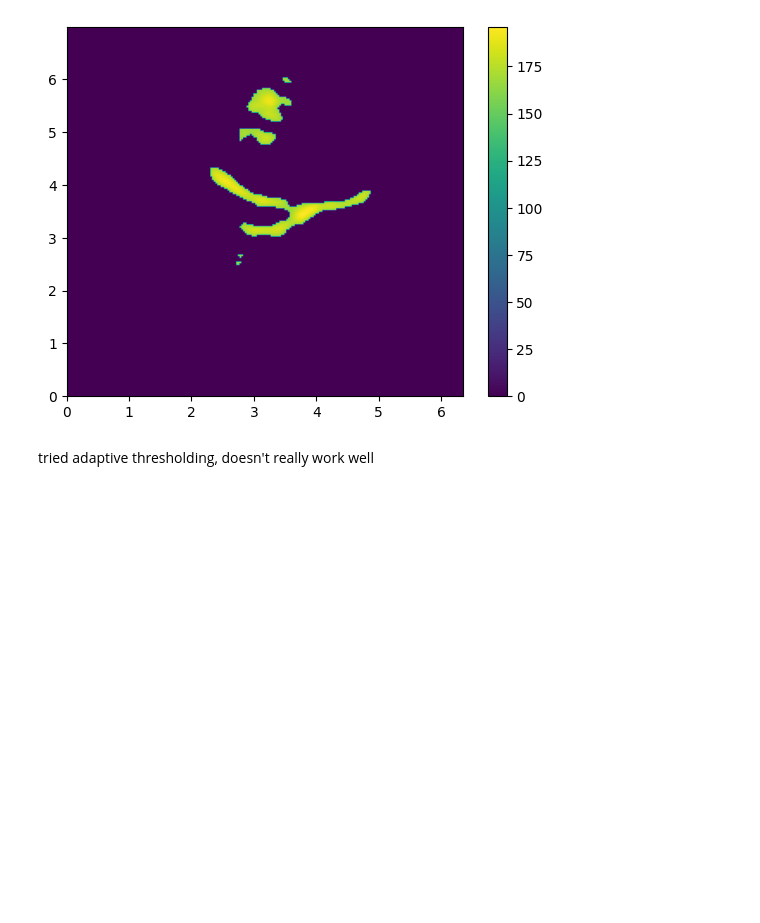
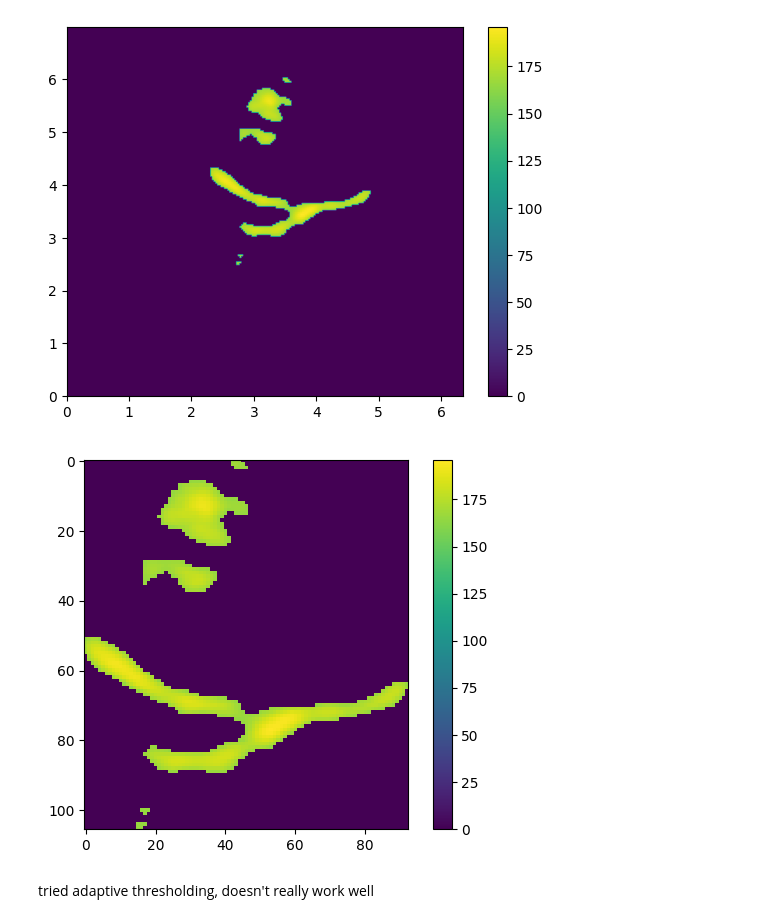
Before and after one commit to awong0811/dicom, a Jupyter notebook: superimpose/test.ipynb, the cells around one changed output. Saved outputs shown, nothing was run; the diff lists cells and outputs as text; code cells hidden in the pictures; blank space fills up the shorter version.

```diff
--- a/superimpose/test.ipynb
+++ b/superimpose/test.ipynb
@@ -54,10 +54,12 @@ plt.show()
 # %%
 cropped = crop(thresholded)
 # Display the image
 
-plt.imshow(cropped, extent=(0, us_H, 0, us_W), aspect='auto')
+plt.imshow(cropped)
 plt.colorbar()
 plt.show()
+# %% [output]
+[figure, added]
 # %% [markdown]
 tried adaptive thresholding, doesn't really work well
 # %%
```
Also changed, not shown: parts of 2 cells of this notebook.
